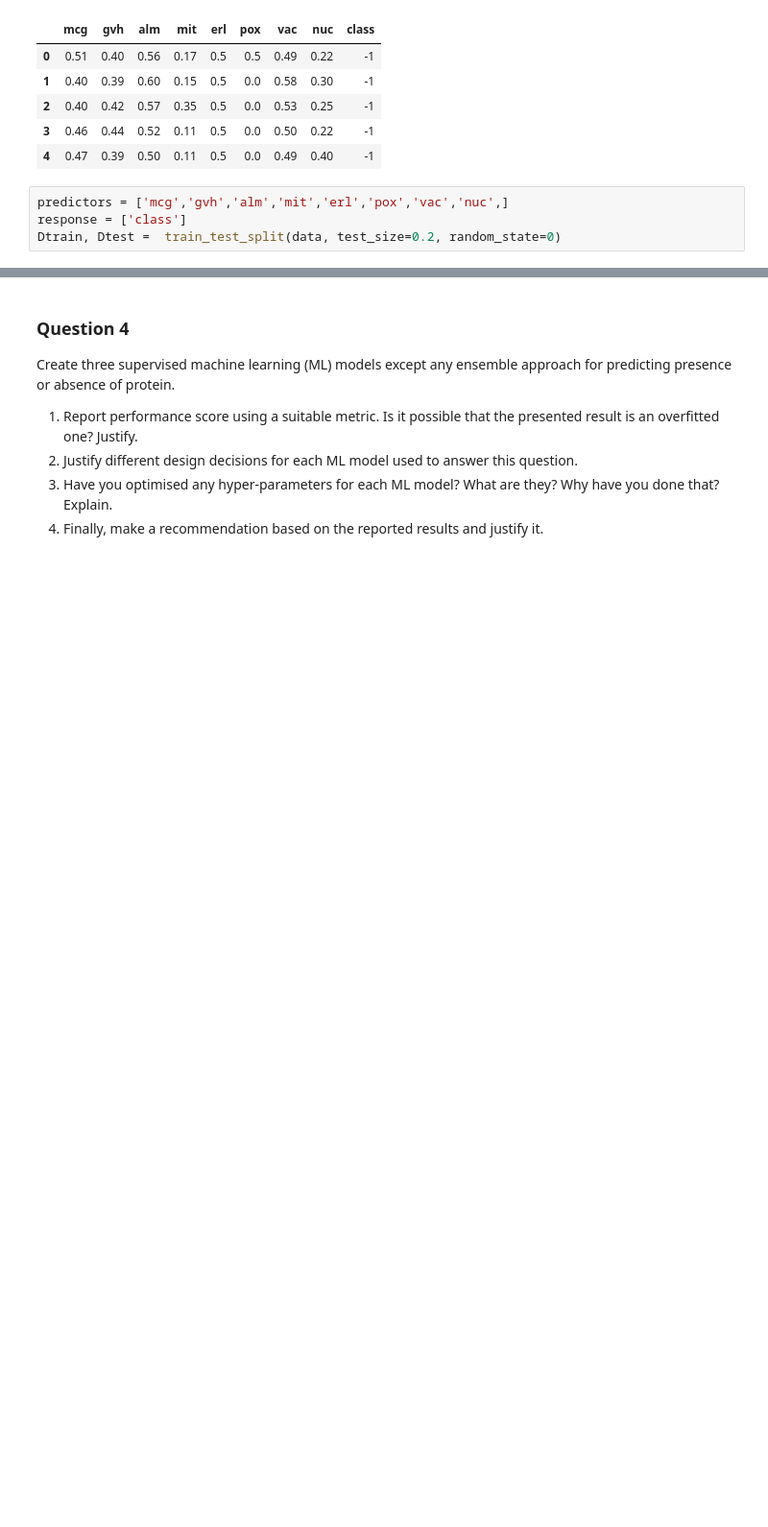
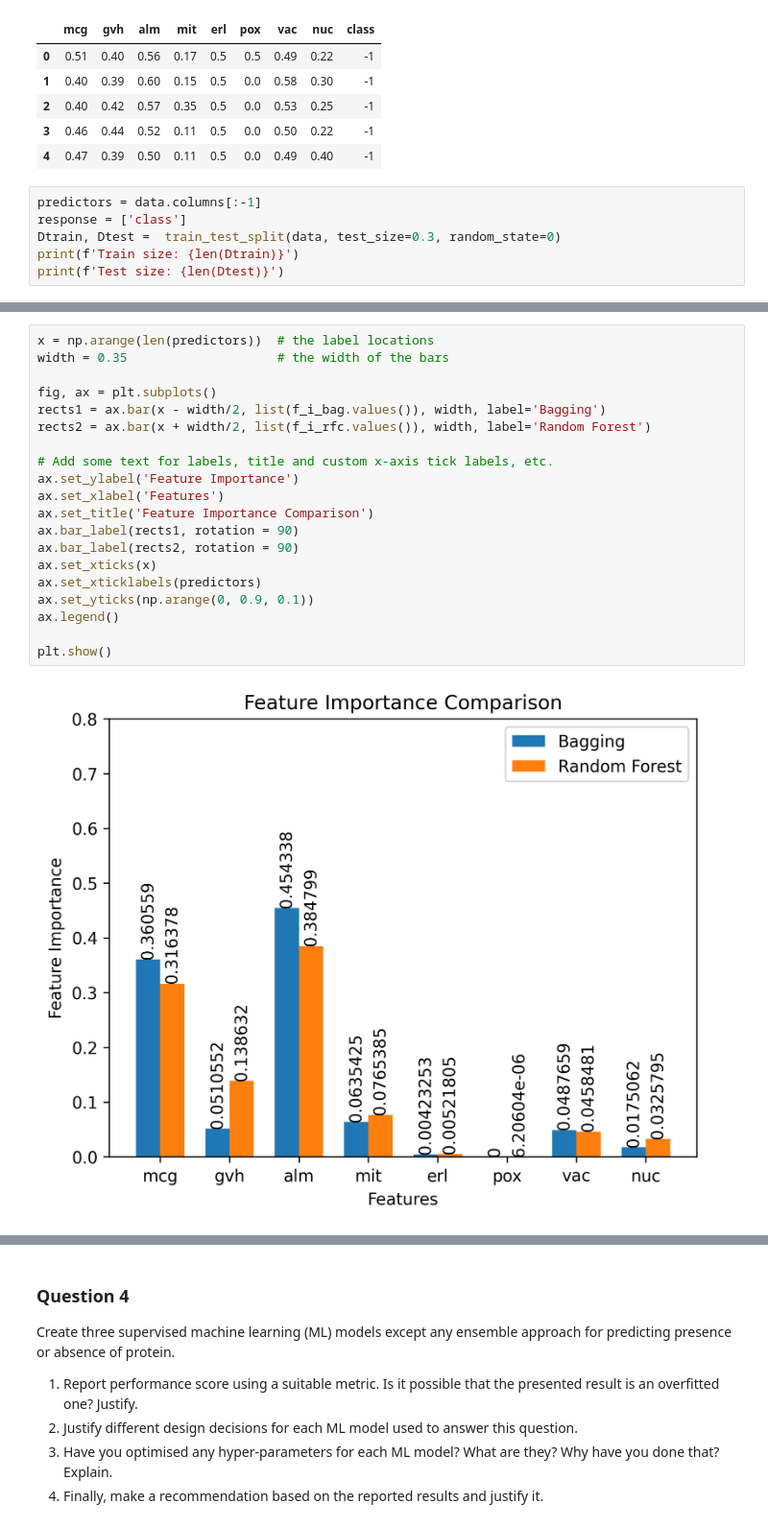
Before and after one commit to NNCT2904/SIT720-MachineLearning, a Jupyter notebook: Assignment3/Assignment3.ipynb, the cells around one changed output, grey strips where cells are left out. Shown at 96% size. Drawn from its saved outputs; the diff is of its cells as text; blank space fills up the shorter version.

```diff
--- a/Assignment3/Assignment3.ipynb
+++ b/Assignment3/Assignment3.ipynb
@@ -133,6 +133,8 @@ data.head()
 | 3 | 0.46 | 0.44 | 0.52 | 0.11 | 0.5 | 0.0 | 0.50 | 0.22 | -1 |
 | 4 | 0.47 | 0.39 | 0.50 | 0.11 | 0.5 | 0.0 | 0.49 | 0.40 | -1 |
 # %%
-predictors = ['mcg','gvh','alm','mit','erl','pox','vac','nuc',]
+predictors = data.columns[:-1]
 response = ['class']
-Dtrain, Dtest =  train_test_split(data, test_size=0.2, random_state=0)
+Dtrain, Dtest =  train_test_split(data, test_size=0.3, random_state=0)
+print(f'Train size: {len(Dtrain)}')
+print(f'Test size: {len(Dtest)}')
@@ -174,0 +180,22 @@ Feature importances: {'mcg': 0.30836089914020426, 'gvh': 0.1420585422557533, 'al
+# %%
+x = np.arange(len(predictors))  # the label locations
+width = 0.35                    # the width of the bars
+
+fig, ax = plt.subplots()
+rects1 = ax.bar(x - width/2, list(f_i_bag.values()), width, label='Bagging')
+rects2 = ax.bar(x + width/2, list(f_i_rfc.values()), width, label='Random Forest')
+
+# Add some text for labels, title and custom x-axis tick labels, etc.
+ax.set_ylabel('Feature Importance')
+ax.set_xlabel('Features')
+ax.set_title('Feature Importance Comparison')
+ax.bar_label(rects1, rotation = 90)
+ax.bar_label(rects2, rotation = 90)
+ax.set_xticks(x)
+ax.set_xticklabels(predictors)
+ax.set_yticks(np.arange(0, 0.9, 0.1))
+ax.legend()
+
+plt.show()
+# %% [output]
+[figure, added]
```
Also changed, not shown: parts of 12 cells of this notebook, 2 other files.
